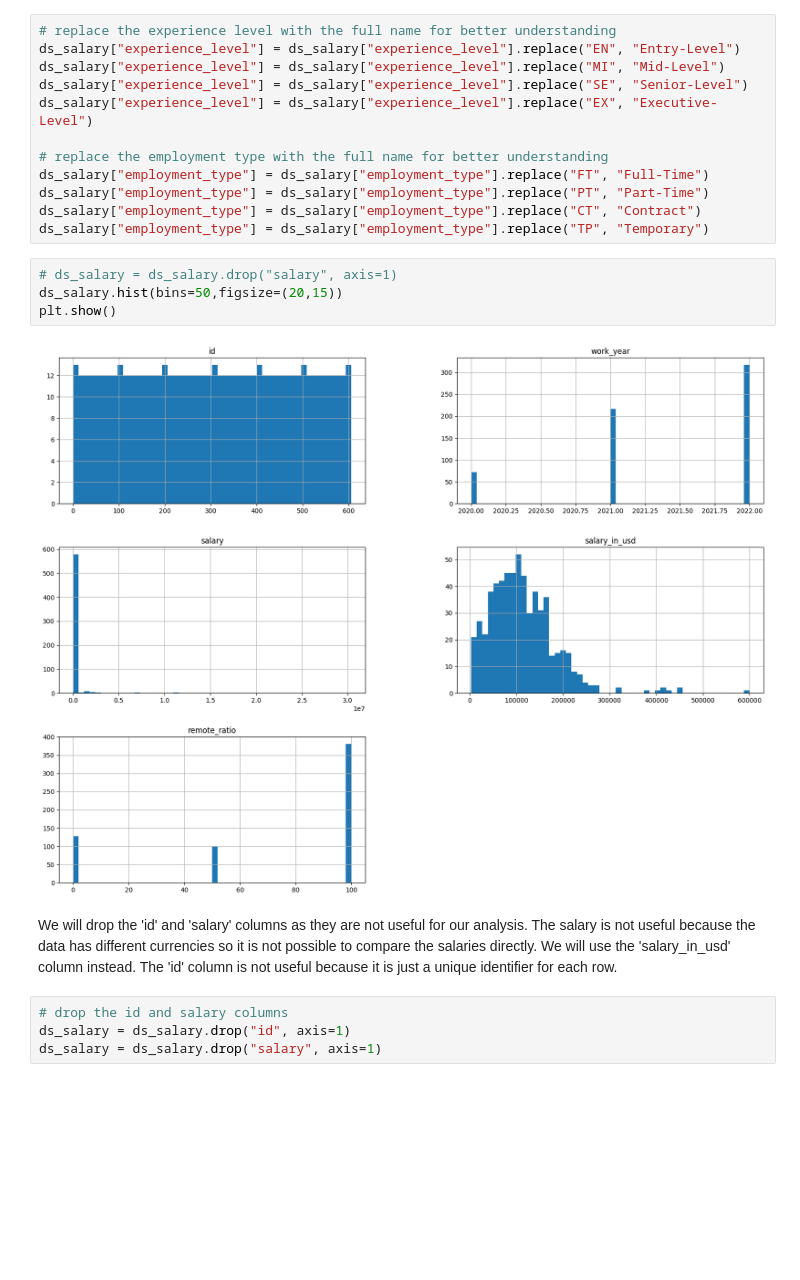
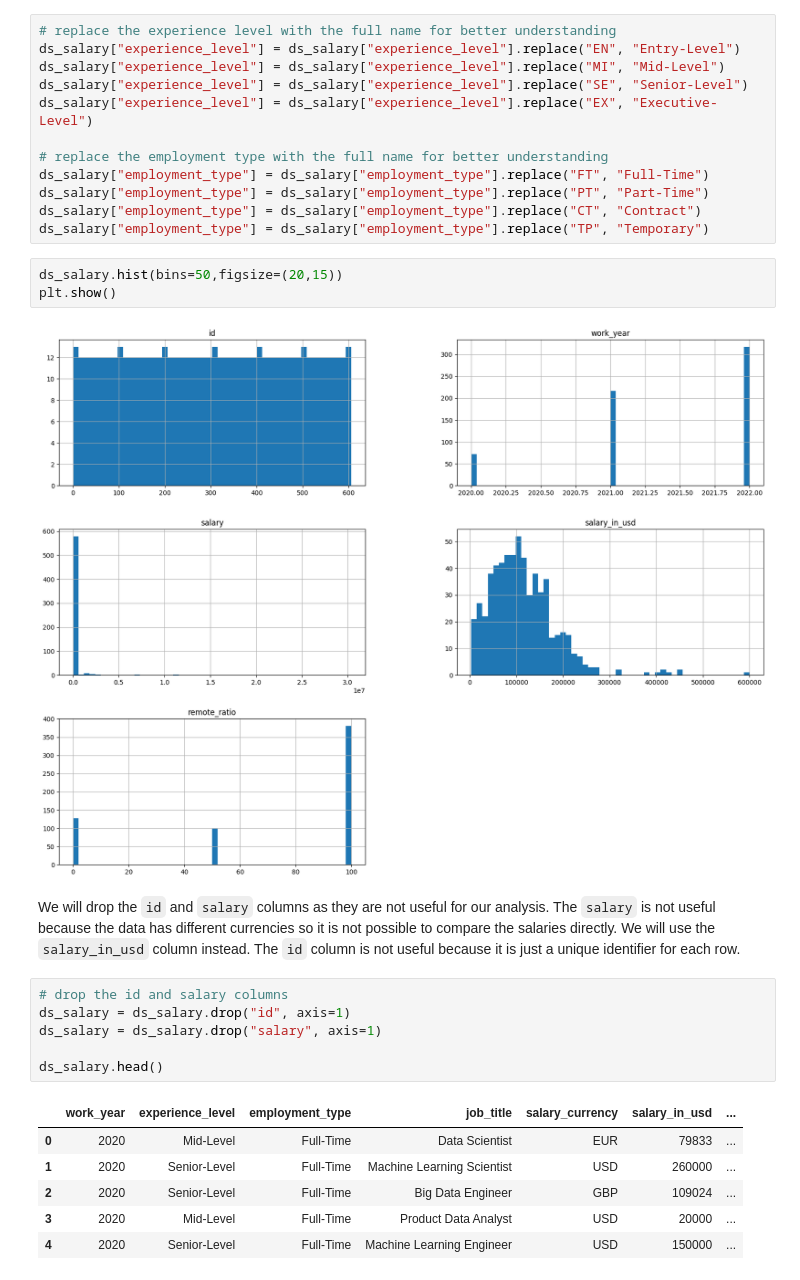
Before and after one commit to chriscolomb/seng474-project, a Jupyter notebook: notebook.ipynb, the cells around one changed output. Cells and saved outputs as stored; diff of their text form; blank space fills up the shorter version.

```diff
--- a/notebook.ipynb
+++ b/notebook.ipynb
@@ -94,14 +94,22 @@ ds_salary["employment_type"] = ds_salary["employment_type"].replace("PT", "Part-
 ds_salary["employment_type"] = ds_salary["employment_type"].replace("CT", "Contract")
 ds_salary["employment_type"] = ds_salary["employment_type"].replace("TP", "Temporary")
 # %%
-# ds_salary = ds_salary.drop("salary", axis=1)
 ds_salary.hist(bins=50,figsize=(20,15))
 plt.show()
 # %% [output]
 [figure]
 # %% [markdown]
-We will drop the 'id' and 'salary' columns as they are not useful for our analysis. The salary is not useful because the data has different currencies so it is not possible to compare the salaries directly. We will use the 'salary_in_usd' column instead. The 'id' column is not useful because it is just a unique identifier for each row.
+We will drop the `id` and `salary` columns as they are not useful for our analysis. The `salary` is not useful because the data has different currencies so it is not possible to compare the salaries directly. We will use the `salary_in_usd` column instead. The `id` column is not useful because it is just a unique identifier for each row.
 # %%
 # drop the id and salary columns
 ds_salary = ds_salary.drop("id", axis=1)
 ds_salary = ds_salary.drop("salary", axis=1)
+
+ds_salary.head()
+# %% [output]
+|  | work_year | experience_level | employment_type | job_title | salary_currency | salary_in_usd | ... |
+| 0 | 2020 | Mid-Level | Full-Time | Data Scientist | EUR | 79833 | ... |
+| 1 | 2020 | Senior-Level | Full-Time | Machine Learning Scientist | USD | 260000 | ... |
+| 2 | 2020 | Senior-Level | Full-Time | Big Data Engineer | GBP | 109024 | ... |
+| 3 | 2020 | Mid-Level | Full-Time | Product Data Analyst | USD | 20000 | ... |
+| 4 | 2020 | Senior-Level | Full-Time | Machine Learning Engineer | USD | 150000 | ... |
```
Also changed, not shown: parts of 9 cells of this notebook.
